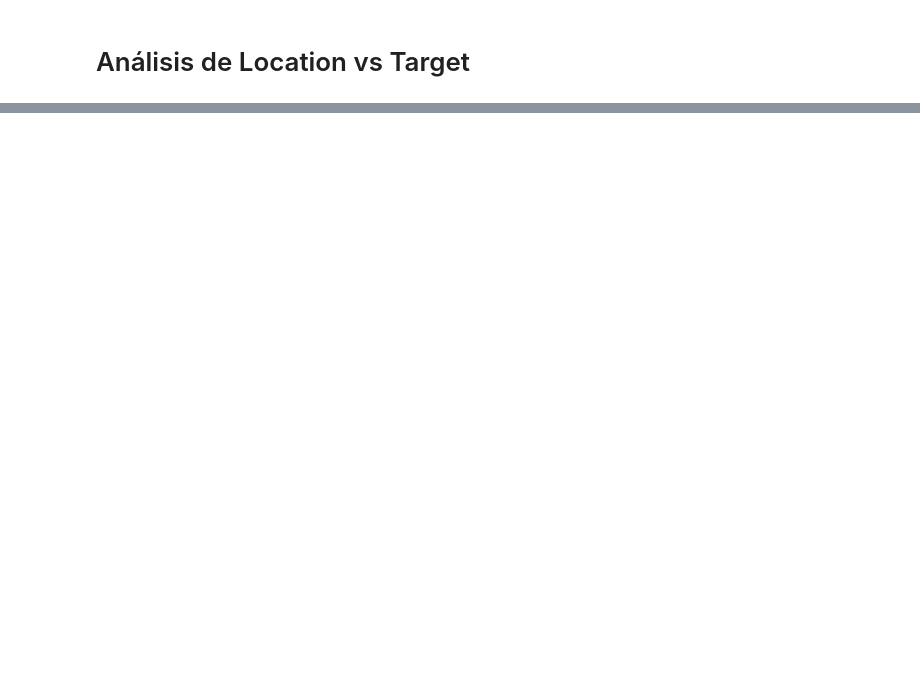
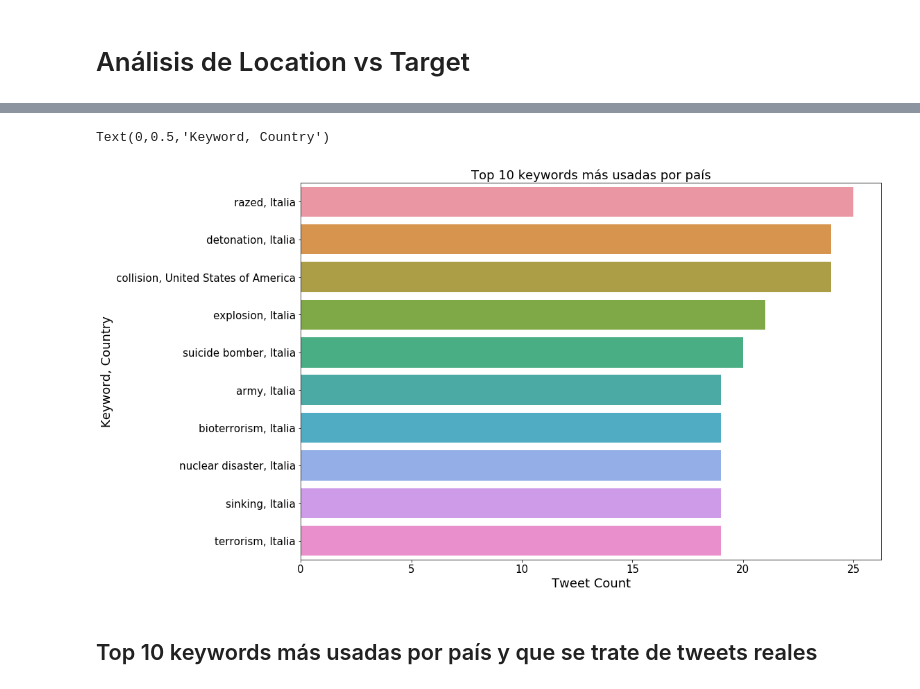
Before and after one commit to danielacarrero/orga-datos, a Jupyter notebook: TP1/analysis.ipynb, the cells around one changed output, grey strips where cells are left out. Drawn from its saved outputs; the diff is of its cells as text; code cells hidden in the pictures; blank space fills up the shorter version.

```diff
--- a/TP1/analysis.ipynb
+++ b/TP1/analysis.ipynb
@@ -346,2 +320,6 @@ g.legend(loc='upper left')
 # %% [markdown]
 # Análisis de Location vs Target
+# %%
+tweets_location = pd.read_csv('./data/tweets_with_clean_location.csv', encoding='utf-8')
+tweets_location.loc[:,'keyword'] = tweets_location.loc[:,'keyword'].str.replace("%20", " ")
+tweets_location.sample(10)
@@ -347,0 +442,21 @@ g.legend(loc='upper left')
+# %%
+keyword_by_country = tweets_location.groupby(['country','keyword']).size().to_frame()
+keyword_by_country.reset_index(inplace=True)
+keyword_by_country.columns = ['country', 'keyword', 'count']
+top_10_keyword_by_country = keyword_by_country.nlargest(10, ['count'])
+# %%
+fig, ax = plt.subplots(figsize=(15,10))
+ax.tick_params(axis="x", labelsize=15)
+ax.tick_params(axis="y", labelsize=15)
+g = sns.barplot(x=top_10_keyword_by_country['count'],
+                y=top_10_keyword_by_country['keyword'] + ',' + top_10_keyword_by_country['country'],
+               orient='h')
+
+g.set_title('Top 10 keywords más usadas por país', fontsize=18)
+g.set_xlabel('Tweet Count', fontsize=18)
+g.set_ylabel('Keyword, Country', fontsize=18)
+# %% [output]
+Text(0,0.5,'Keyword, Country')
+[figure, added]
+# %% [markdown]
+## Top 10 keywords más usadas por país y que se trate de tweets reales
```
Also changed, not shown: parts of 25 cells of this notebook.
